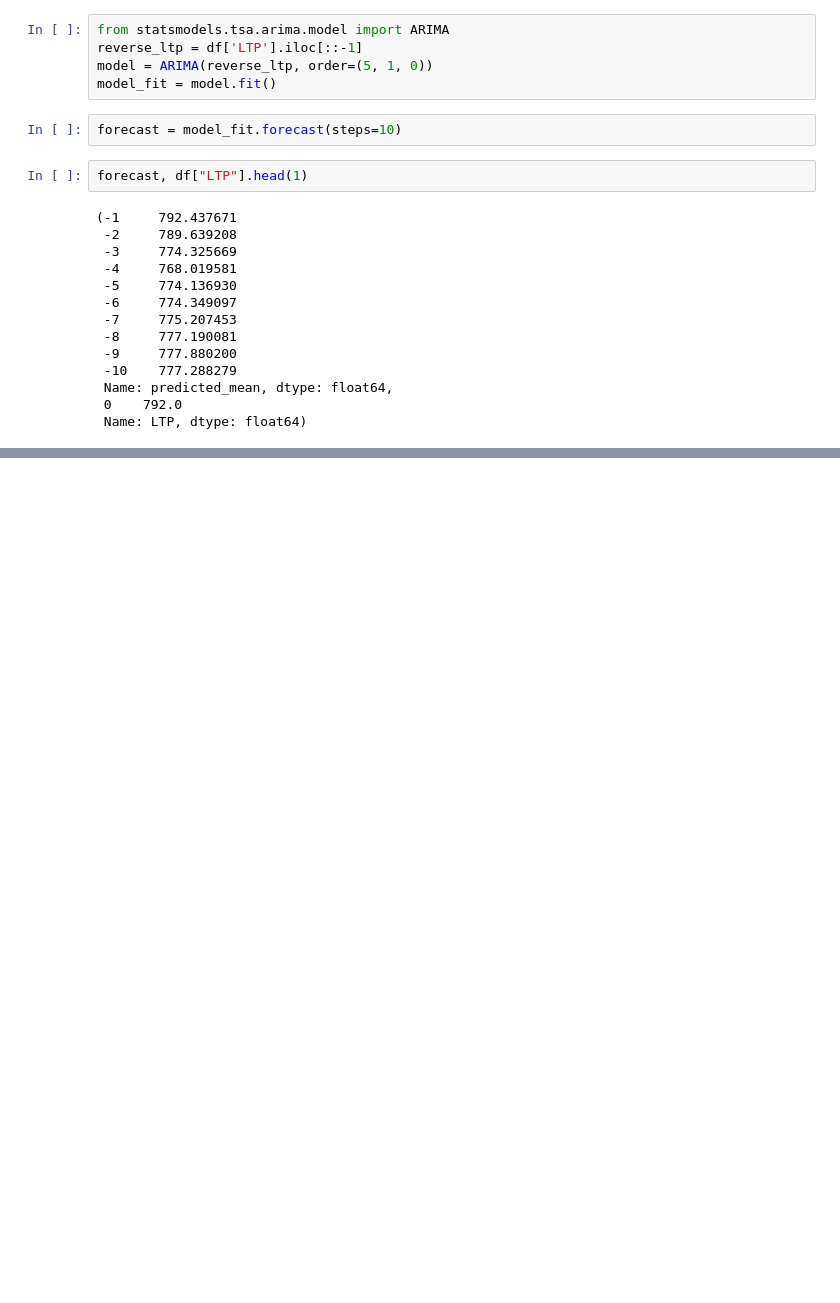
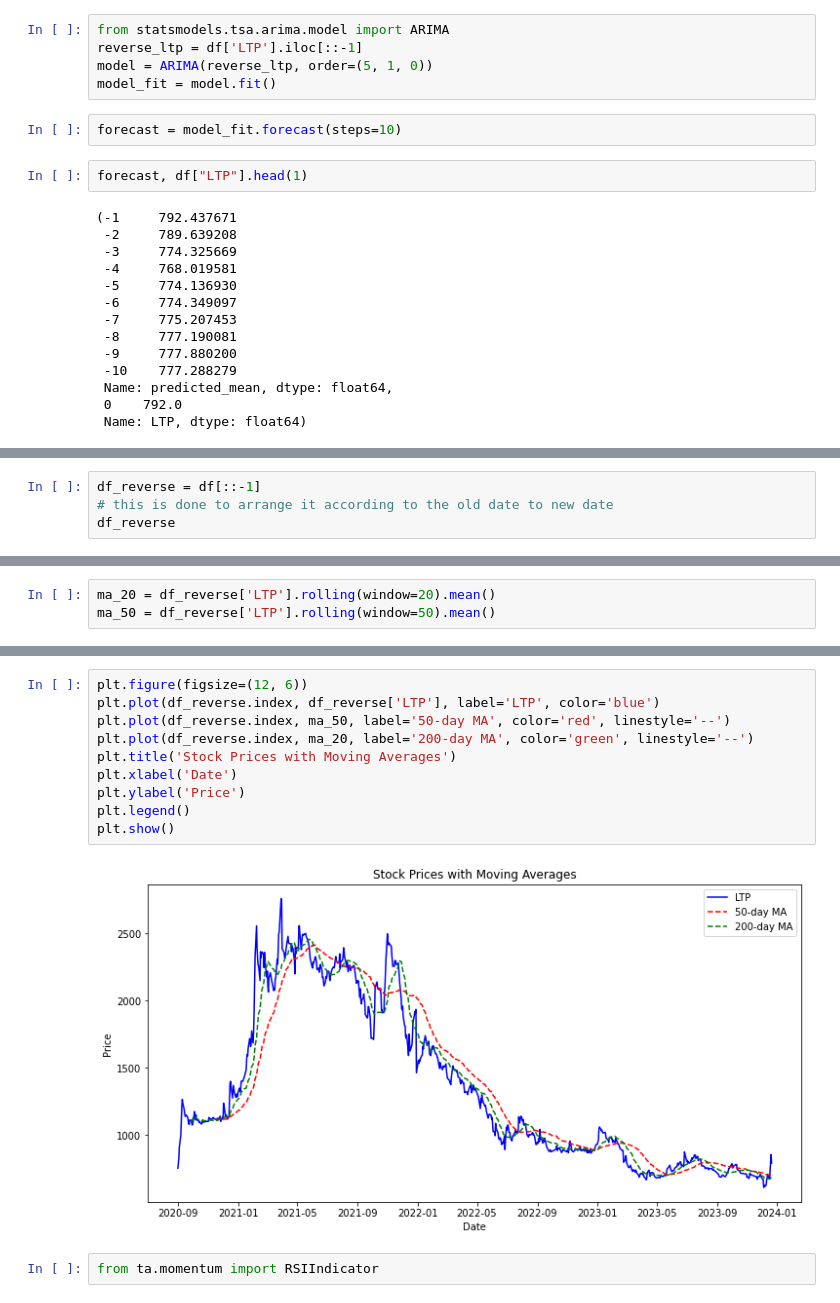
Before and after one commit to Twtamaris/stock_price_predictor, a Jupyter notebook: share_price.ipynb, the cells around one changed output, grey strips where cells are left out. Saved outputs shown, nothing was run; the diff lists cells and outputs as text; blank space fills up the shorter version.

```diff
--- a/share_price.ipynb
+++ b/share_price.ipynb
@@ -324,0 +441,4 @@ forecast, df["LTP"].head(1)
+# %%
+df_reverse = df[::-1]
+# this is done to arrange it according to the old date to new date
+df_reverse
@@ -324,0 +462,3 @@ forecast, df["LTP"].head(1)
+# %%
+ma_20 = df_reverse['LTP'].rolling(window=20).mean()
+ma_50 = df_reverse['LTP'].rolling(window=50).mean()
@@ -324,0 +485,14 @@ forecast, df["LTP"].head(1)
+# %%
+plt.figure(figsize=(12, 6))
+plt.plot(df_reverse.index, df_reverse['LTP'], label='LTP', color='blue')
+plt.plot(df_reverse.index, ma_50, label='50-day MA', color='red', linestyle='--')
+plt.plot(df_reverse.index, ma_20, label='200-day MA', color='green', linestyle='--')
+plt.title('Stock Prices with Moving Averages')
+plt.xlabel('Date')
+plt.ylabel('Price')
+plt.legend()
+plt.show()
+# %% [output]
+[figure, added]
+# %%
+from ta.momentum import RSIIndicator
```
Also changed, not shown: parts of 14 cells of this notebook.
